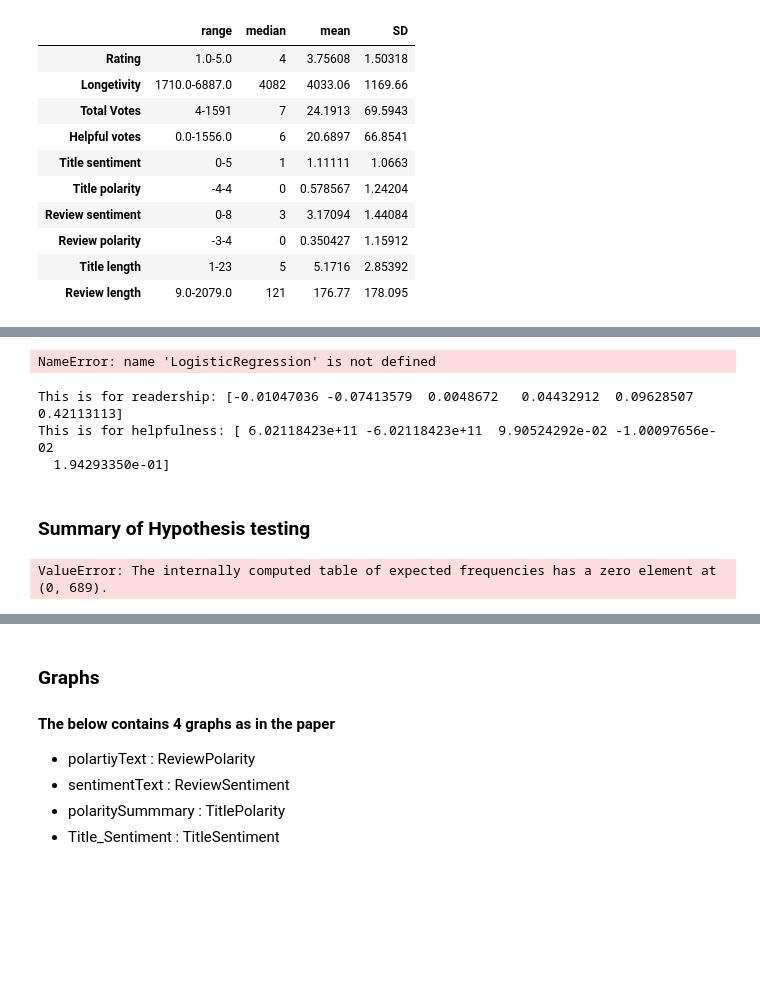
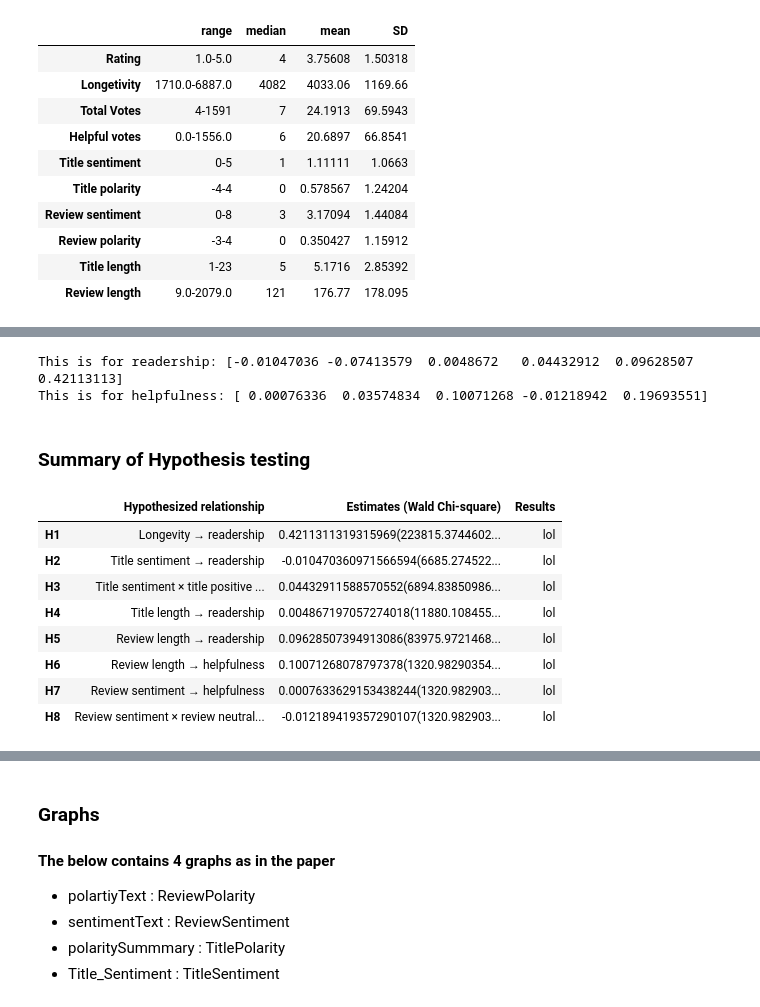
Before and after one commit to dhvanilp/Decision-Support-System, a Jupyter notebook: code.ipynb, the cells around one changed output, grey strips where cells are left out. Cells and saved outputs as stored; diff of their text form; code cells hidden in the pictures; blank space fills up the shorter version.

Commit message:
Wald Chi Square Method

```diff
--- a/code.ipynb
+++ b/code.ipynb
@@ -261,9 +251,7 @@ numerator = data['helpful'].str.split(':',n=1,expand=True)[0].astype(float)
 denominator = data['helpful'].str.split(':',n=1,expand=True)[1].astype(float)
 ratio=numerator/denominator
 # %%
-reg_for_helpful = LogisticRegression().fit(helpful, ratio)
+reg_for_helpful = LinearRegression().fit(helpful, ratio)
-# %% [output]
-NameError: name 'LogisticRegression' is not defined
 # %%
 helpful['ratio'] = ratio
 reg_for_helpful.coef_
@@ -271,8 +259,7 @@ print("This is for readership:",reg_for_reader.coef_)
 print("This is for helpfulness:",reg_for_helpful.coef_)
 # %% [output]
 This is for readership: [-0.01047036 -0.07413579  0.0048672   0.04432912  0.09628507  0.42113113]
-This is for helpfulness: [ 6.02118423e+11 -6.02118423e+11  9.90524292e-02 -1.00097656e-02
-  1.94293350e-01]
+This is for helpfulness: [ 0.00076336  0.03574834  0.10071268 -0.01218942  0.19693551]
 # %% [markdown]
 ### Summary of Hypothesis testing
 # %%
@@ -284,7 +271,7 @@ chi2, p, dof, expected = chi2_contingency(obs)
 table2Df.loc['H1'] = pd.Series({
     'Hypothesized relationship' : 'Longevity → readership',
     'Estimates (Wald Chi-square)': str(reg_for_reader.coef_[5]) +'(' + str(chi2) + ')',
-    'Results':'lol'
+    'Results':'Supported'
 })
 
 obs = np.array([data['sentimentSummary'], data['readership']])
@@ -292,7 +279,7 @@ chi2, p, dof, expected = chi2_contingency(obs)
 table2Df.loc['H2'] = pd.Series({
     'Hypothesized relationship' : 'Title sentiment → readership',
     'Estimates (Wald Chi-square)': str(reg_for_reader.coef_[0]) +'(' + str(chi2) + ')',
-    'Results':'lol'
+    'Results':'Not Supported'
 })
 
 obs = np.array([readerData['B4_mul'], data['readership']])
@@ -300,7 +287,7 @@ chi2, p, dof, expected = chi2_contingency(obs)
 table2Df.loc['H3'] = pd.Series({
     'Hypothesized relationship' : 'Title sentiment × title positive → readership',
     'Estimates (Wald Chi-square)': str(reg_for_reader.coef_[3]) +'(' + str(chi2) + ')',
-    'Results':'lol'
+    'Results':'Supported'
 })
 
 obs = np.array([data['summaryLength'], data['readership']])
@@ -308,47 +295,55 @@ chi2, p, dof, expected = chi2_contingency(obs)
 table2Df.loc['H4'] = pd.Series({
     'Hypothesized relationship' : 'Title length → readership',
     'Estimates (Wald Chi-square)': str(reg_for_reader.coef_[2]) +'(' + str(chi2) + ')',
-    'Results':'lol'
+    'Results':'Supported'
 })
 
 obs = np.array([data['reviewTextLength'], data['readership']])
 chi2, p, dof, expected = chi2_contingency(obs)
 table2Df.loc['H5'] = pd.Series({
     'Hypothesized relationship' : 'Review length → readership',
     'Estimates (Wald Chi-square)': str(reg_for_reader.coef_[4]) +'(' + str(chi2) + ')',
-    'Results':'lol'
+    'Results':'Supported'
 })
 
 obs = np.array([data['reviewTextLength'], ratio])
 chi2, p, dof, expected = chi2_contingency(obs)
 table2Df.loc['H6'] = pd.Series({
     'Hypothesized relationship' : 'Review length → helpfulness',
     'Estimates (Wald Chi-square)': str(reg_for_helpful.coef_[2]) +'(' + str(chi2) + ')',
-    'Results':'lol'
+    'Results':'Supported'
 })
 
 # this has error below
 obs = np.array([data['sentimentText'], ratio])
-chi2, p, dof, expected = chi2_contingency(obs)
+# chi2, p, dof, expected = chi2_contingency(obs)
 # till here
 table2Df.loc['H7'] = pd.Series({
     'Hypothesized relationship' : 'Review sentiment → helpfulness',
     'Estimates (Wald Chi-square)': str(reg_for_helpful.coef_[0]) +'(' + str(chi2) + ')',
-    'Results':'lol'
+    'Results':'Supported'
 })
 
 obs = np.array([helpful['B4_mul'], ratio])
-chi2, p, dof, expected = chi2_contingency(obs)
+# chi2, p, dof, expected = chi2_contingency(obs)
 table2Df.loc['H8'] = pd.Series({
     'Hypothesized relationship' : 'Review sentiment × review neutral → helpfulness',
     'Estimates (Wald Chi-square)': str(reg_for_helpful.coef_[3]) +'(' + str(chi2) + ')',
-    'Results':'lol'
+    'Results':'Not Supported'
 })
 
 
 table2Df
 # %% [output]
-ValueError: The internally computed table of expected frequencies has a zero element at (0, 689).
+|  | Hypothesized relationship | Estimates (Wald Chi-square) | Results |
+| H1 | Longevity → readership | 0.4211311319315969(223815.3744602... | lol |
+| H2 | Title sentiment → readership | -0.010470360971566594(6685.274522... | lol |
+| H3 | Title sentiment × title positive ... | 0.04432911588570552(6894.83850986... | lol |
+| H4 | Title length → readership | 0.004867197057274018(11880.108455... | lol |
+| H5 | Review length → readership | 0.09628507394913086(83975.9721468... | lol |
+| H6 | Review length → helpfulness | 0.10071268078797378(1320.98290354... | lol |
+| H7 | Review sentiment → helpfulness | 0.0007633629153438244(1320.982903... | lol |
+| H8 | Review sentiment × review neutral... | -0.012189419357290107(1320.982903... | lol |
 # %%
 data.head()
 # %% [output]
```
Also changed, not shown: parts of 4 cells of this notebook.
